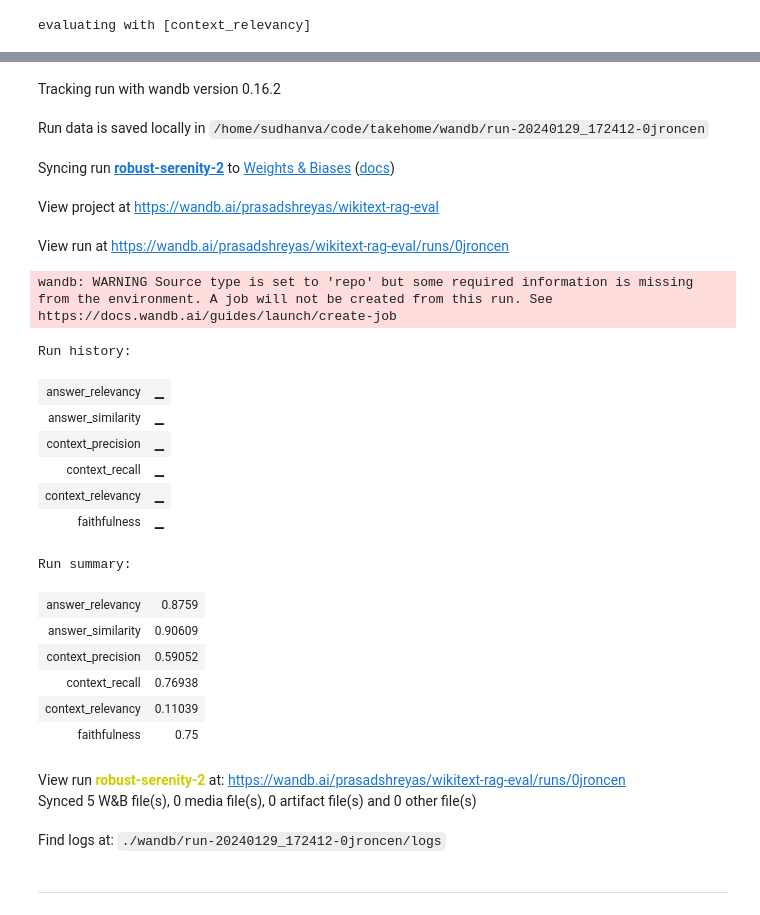
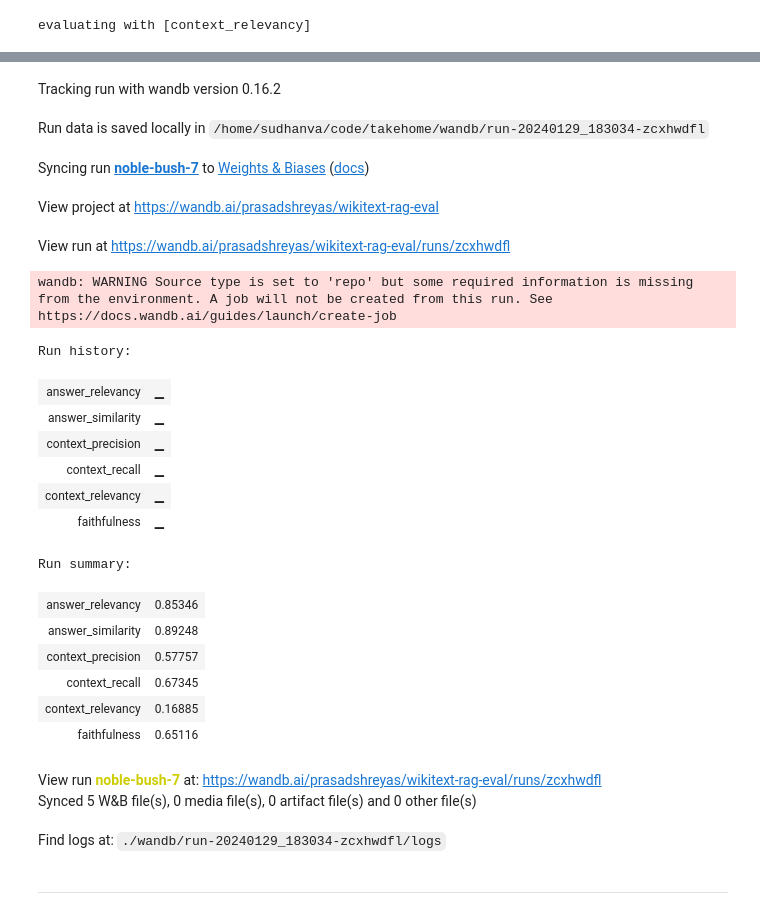
Before and after one commit to 0xshre/rag-evaluation, a Jupyter notebook: notebooks/05_eval_rag.ipynb, the cells around one changed output, grey strips where cells are left out. Drawn from its saved outputs; the diff is of its cells as text; code cells hidden in the pictures.

```diff
--- a/notebooks/05_eval_rag.ipynb
+++ b/notebooks/05_eval_rag.ipynb
@@ -33,7 +33,7 @@ def setup():
 
     turbo = dspy.OpenAI(model='gpt-3.5-turbo')
 
-    chroma_rm = ChromadbRM(collection_name="test", persist_directory="chroma.db", local_embed_model="sentence-transformers/paraphrase-MiniLM-L6-v2",
+    chroma_rm = ChromadbRM(collection_name="test-overlap-0", persist_directory="chroma.db", local_embed_model="sentence-transformers/paraphrase-MiniLM-L6-v2",
                                    openai_api_key=os.environ["OPENAI_API_KEY"])
 
     dspy.settings.configure(lm=turbo, rm=chroma_rm)
@@ -68,8 +68,12 @@ from sklearn.model_selection import train_test_split
 train, test = train_test_split(df, test_size=0.2)
 # %%
 # save the train and test data
-train.to_csv("./data/processed/train_synthetic.csv", index=False)
-test.to_csv("./data/processed/test_synthetic.csv", index=False)
+# train.to_csv("./data/processed/train_synthetic.csv", index=False)
+# test.to_csv("./data/processed/test_synthetic.csv", index=False)
+
+# load the train and test data
+train = pd.read_csv("./data/processed/train_synthetic.csv")
+test = pd.read_csv("./data/processed/test_synthetic.csv")
 # %%
 import tqdm
 
@@ -372,46 +376,46 @@ wandb.init(
 
     # track hyperparameters and run metadata
     config={
         "number_of_questions": len(ds),
-        "comments": "Compiled QA RAG model with teleprompter",
+        "comments": "Compiled QA RAG model with teleprompter - OVERLAP 0",
         "model": "RAG",
         "dataset": "Synthetic",
         "num_passages": 5,
         "openai_model": "gpt-3.5-turbo",
         "chroma_collection_name": "test",
         "chroma_persist_directory": "chroma.db",
         "chroma_local_embed_model": "sentence-transformers/paraphrase-MiniLM-L6-v2",
 
     }
 )
 
 wandb.log(result)
 
 wandb.finish()
 # %% [output]
 Tracking run with wandb version 0.16.2
-Run data is saved locally in /home/sudhanva/code/takehome/wandb/run-20240129_172412-0jroncen
+Run data is saved locally in /home/sudhanva/code/takehome/wandb/run-20240129_183034-zcxhwdfl
-Syncing run robust-serenity-2 to Weights & Biases (docs)
+Syncing run noble-bush-7 to Weights & Biases (docs)
 View project at https://wandb.ai/prasadshreyas/wikitext-rag-eval
-View run at https://wandb.ai/prasadshreyas/wikitext-rag-eval/runs/0jroncen
+View run at https://wandb.ai/prasadshreyas/wikitext-rag-eval/runs/zcxhwdfl
 wandb: WARNING Source type is set to 'repo' but some required information is missing from the environment. A job will not be created from this run. See https://docs.wandb.ai/guides/launch/create-job
 Run history:
 | answer_relevancy | ▁ |
 | answer_similarity | ▁ |
 | context_precision | ▁ |
 | context_recall | ▁ |
 | context_relevancy | ▁ |
 | faithfulness | ▁ |
 Run summary:
-| answer_relevancy | 0.8759 |
-| answer_similarity | 0.90609 |
-| context_precision | 0.59052 |
-| context_recall | 0.76938 |
-| context_relevancy | 0.11039 |
-| faithfulness | 0.75 |
+| answer_relevancy | 0.85346 |
+| answer_similarity | 0.89248 |
+| context_precision | 0.57757 |
+| context_recall | 0.67345 |
+| context_relevancy | 0.16885 |
+| faithfulness | 0.65116 |
-View run robust-serenity-2 at: https://wandb.ai/prasadshreyas/wikitext-rag-eval/runs/0jroncen
+View run noble-bush-7 at: https://wandb.ai/prasadshreyas/wikitext-rag-eval/runs/zcxhwdfl
 Synced 5 W&B file(s), 0 media file(s), 0 artifact file(s) and 0 other file(s)
-Find logs at: ./wandb/run-20240129_172412-0jroncen/logs
+Find logs at: ./wandb/run-20240129_183034-zcxhwdfl/logs
 # %% [markdown]
 -------
 # %% [markdown]
```
Also changed, not shown: parts of 14 cells of this notebook, 2 other files.
